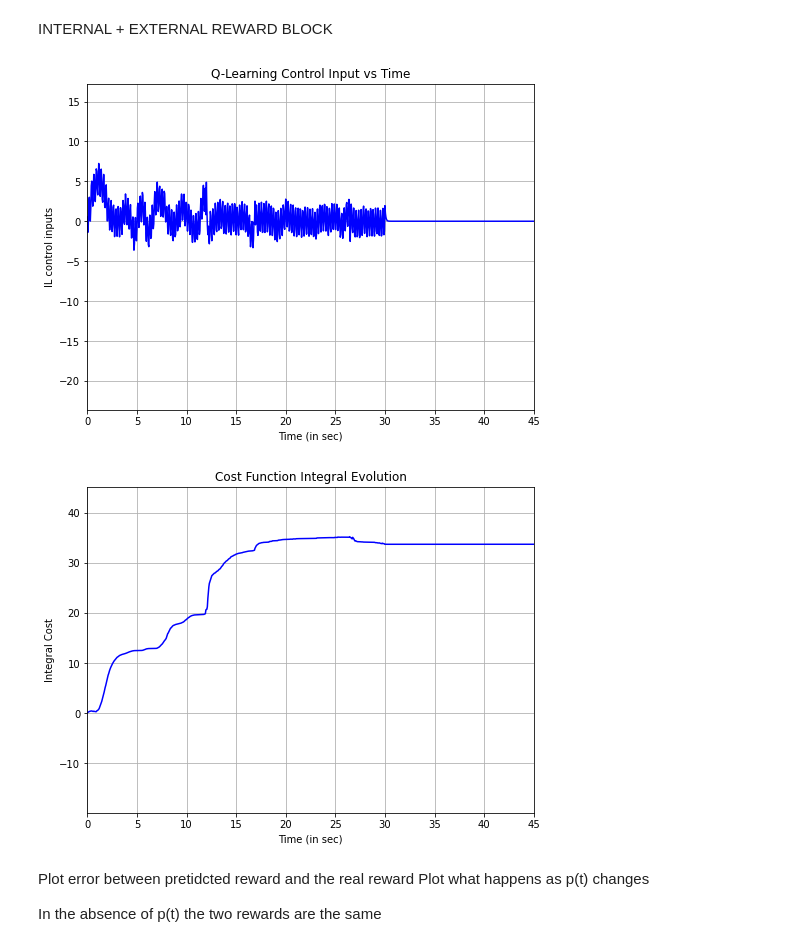
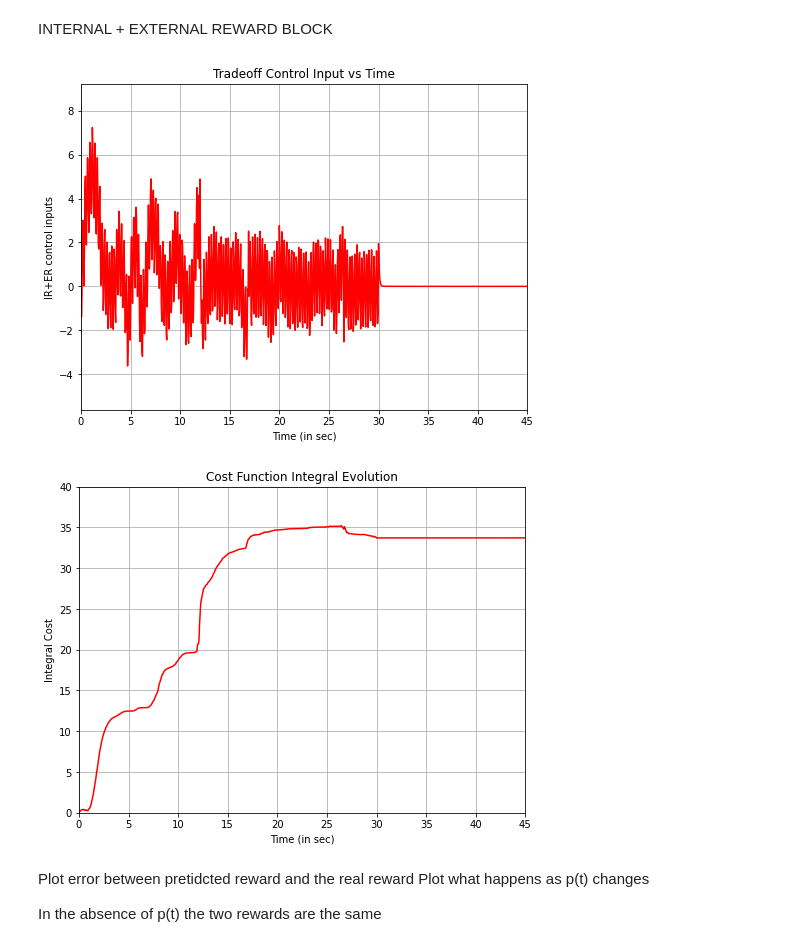
Before and after one commit to pconnelly410/IRL, a Jupyter notebook: Tradeoff_QL_stable/Tradeoff_QL_stable.ipynb, the cells around one changed output. Drawn from its saved outputs; the diff is of its cells as text; code cells hidden in the pictures.

```diff
--- a/IR_with_rxu_stable_QL_IRER.ipynb
+++ b/Tradeoff_QL_stable/Tradeoff_QL_stable.ipynb
@@ -110,6 +110,15 @@ Wg = np.array([[ 0.44918194],
                 [ 0.72576712],
                 [-0.5332877 ],
                 [ 1.21135117]])
+
+# np.save('wcstable.npy', Wc)
+# np.save('wustable.npy', Wu)
+# np.save('wgstable.npy', Wg)
+
+
+Wc = np.load('wcstable.npy')
+Wu = np.load('wustable.npy')
+Wg = np.load('wgstable.npy')
 
 # System Setup: Flattening Weights
 
@@ -496,27 +505,28 @@ for t in np.arange(hh,100,hh):
 # %%
 # Controller plot
 fig3, ax3 = plt.subplots(figsize=(8, 6))
-ax3.plot(np.arange(0,100,hh), np.array(u_ix_series).reshape(2000), 'b')
+ax3.plot(np.arange(0,100,hh), np.array(u_ix_series).reshape(2000), 'r')
 plt.xlim([0, 45])
-plt.ylim([-20 + np.min(np.array(u_ix_series)) ,10+np.max(np.array(u_ix_series))])
-plt.title('Q-Learning Control Input vs Time')
+plt.ylim([-2 + np.min(np.array(u_ix_series)) ,2+np.max(np.array(u_ix_series))])
+plt.title('Tradeoff Control Input vs Time')
 plt.xlabel('Time (in sec)')
-plt.ylabel('IL control inputs')
+plt.ylabel('IR+ER control inputs')
 ax3.grid()
 plt.show(fig3)
 
 fig4, ax4 = plt.subplots(figsize=(8, 6))
-ax4.plot(np.arange(0,100,hh), np.array(p_ix_series).reshape(2000), 'b')
+ax4.plot(np.arange(0,100,hh), np.array(p_ix_series).reshape(2000), 'r')
 plt.xlim([0, 45])
-plt.ylim([-20 + np.min(np.array(p_ix_series)),10+np.max(np.array(p_ix_series))])
+# plt.ylim([-10 + np.min(np.array(p_ix_series)),10+np.max(np.array(p_ix_series))])
+plt.ylim([0,40])
 plt.title('Cost Function Integral Evolution')
 plt.xlabel('Time (in sec)')
 plt.ylabel('Integral Cost')
 ax4.grid()
 plt.show(fig4)
 # %% [output]
-[figure, old version]
+[figure, new version]
-[figure, old version]
+[figure, new version]
 # %% [markdown]
 Plot error between pretidcted reward and the real reward
 Plot what happens as p(t) changes
```
Also changed, not shown: 42 other files.
